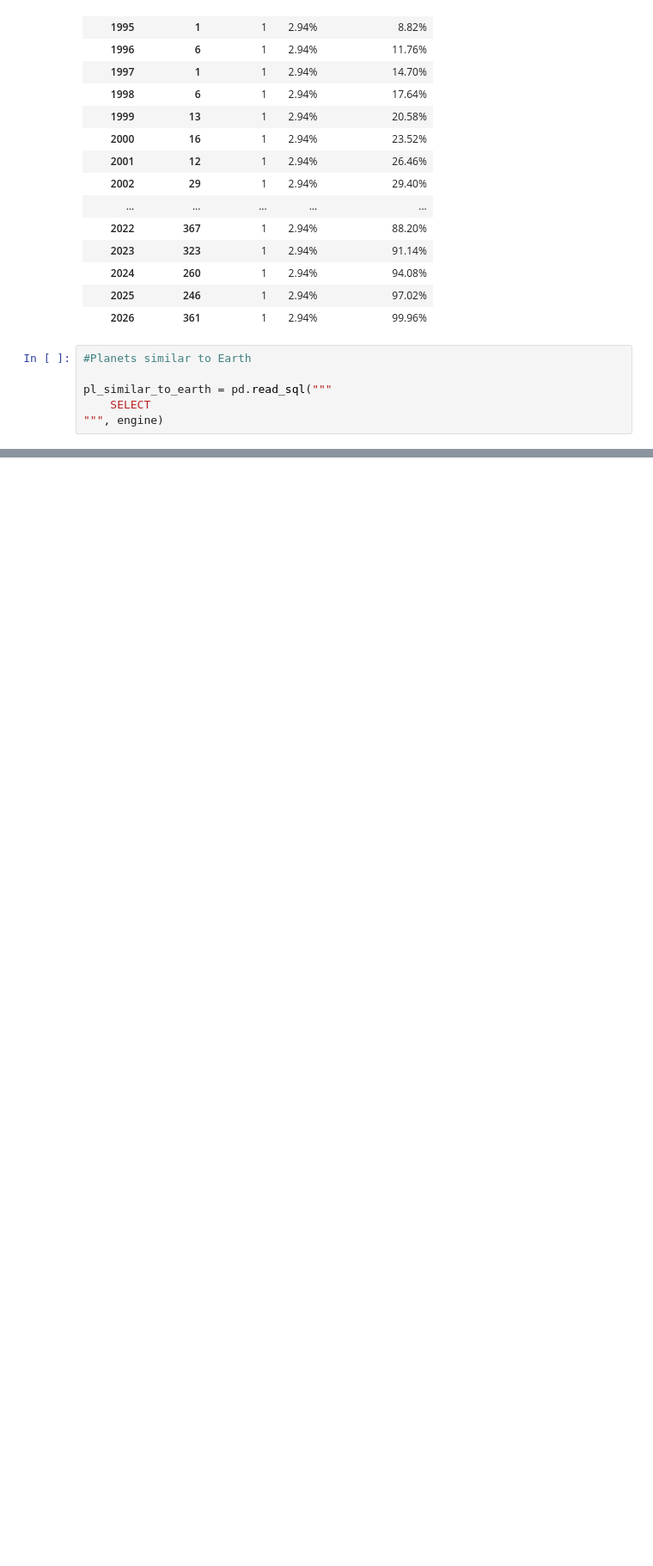
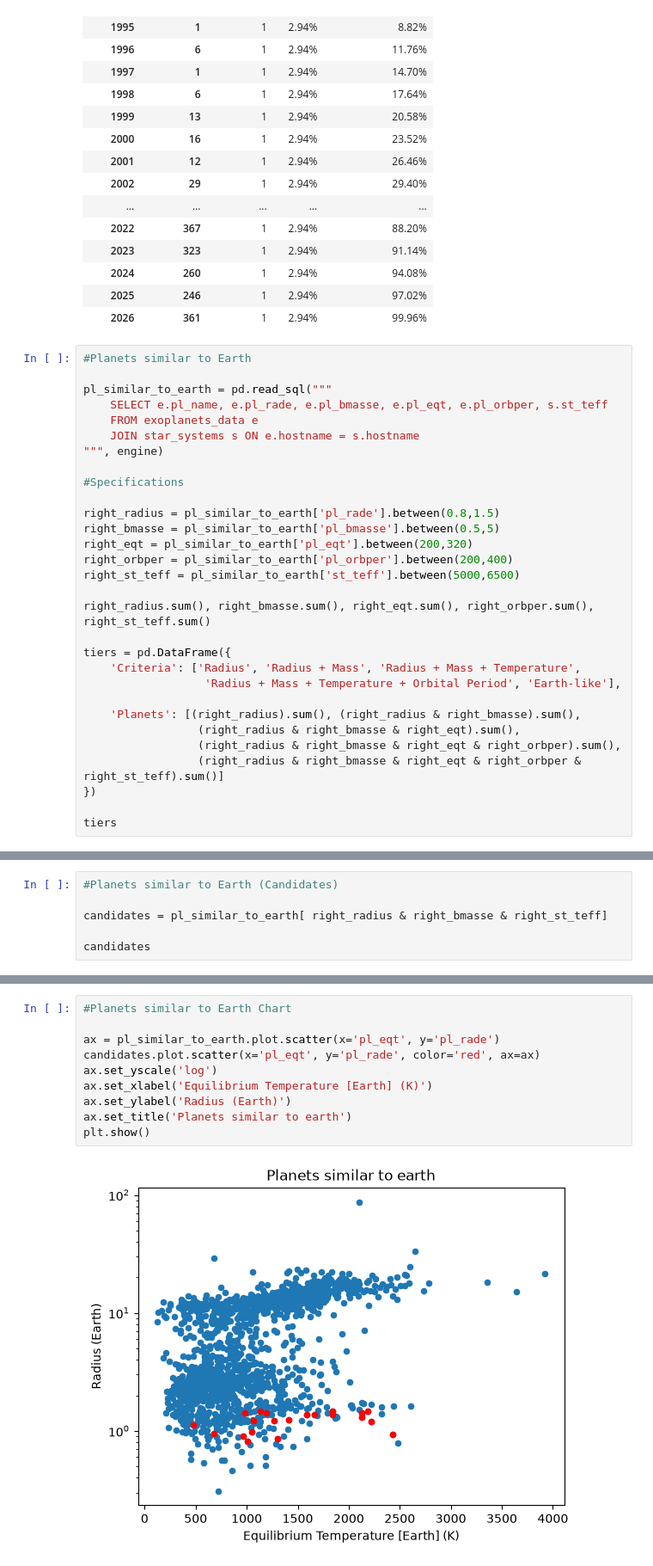
Before and after one commit to alexandervp1/aequo-finance, a Jupyter notebook: data/astronomical_analysis.ipynb, the cells around one changed output, grey strips where cells are left out. Shown at 86% size. Cells and saved outputs as stored; diff of their text form; blank space fills up the shorter version.

Commit message:
last chart & dfs

```diff
--- a/data/astronomical_analysis.ipynb
+++ b/data/astronomical_analysis.ipynb
@@ -205,5 +207,29 @@ summary_pl_disc_per_year.style.format({
 #Planets similar to Earth
 
 pl_similar_to_earth = pd.read_sql("""
-    SELECT
+    SELECT e.pl_name, e.pl_rade, e.pl_bmasse, e.pl_eqt, e.pl_orbper, s.st_teff
+    FROM exoplanets_data e
+    JOIN star_systems s ON e.hostname = s.hostname
 """, engine)
+
+#Specifications
+
+right_radius = pl_similar_to_earth['pl_rade'].between(0.8,1.5)
+right_bmasse = pl_similar_to_earth['pl_bmasse'].between(0.5,5)
+right_eqt = pl_similar_to_earth['pl_eqt'].between(200,320)
+right_orbper = pl_similar_to_earth['pl_orbper'].between(200,400)
+right_st_teff = pl_similar_to_earth['st_teff'].between(5000,6500)
+
+right_radius.sum(), right_bmasse.sum(), right_eqt.sum(), right_orbper.sum(), right_st_teff.sum()
+
+tiers = pd.DataFrame({
+    'Criteria': ['Radius', 'Radius + Mass', 'Radius + Mass + Temperature',
+                  'Radius + Mass + Temperature + Orbital Period', 'Earth-like'],
+
+    'Planets': [(right_radius).sum(), (right_radius & right_bmasse).sum(),
+                 (right_radius & right_bmasse & right_eqt).sum(),
+                 (right_radius & right_bmasse & right_eqt & right_orbper).sum(),
+                 (right_radius & right_bmasse & right_eqt & right_orbper & right_st_teff).sum()]
+})
+
+tiers
@@ -209,0 +243,6 @@ pl_similar_to_earth = pd.read_sql("""
+# %%
+#Planets similar to Earth (Candidates)
+
+candidates = pl_similar_to_earth[ right_radius & right_bmasse & right_st_teff]
+
+candidates
@@ -210,3 +267,15 @@ pl_similar_to_earth = pd.read_sql("""
+# %%
+#Planets similar to Earth Chart
+
+ax = pl_similar_to_earth.plot.scatter(x='pl_eqt', y='pl_rade')
+candidates.plot.scatter(x='pl_eqt', y='pl_rade', color='red', ax=ax)
+ax.set_yscale('log')
+ax.set_xlabel('Equilibrium Temperature [Earth] (K)')
+ax.set_ylabel('Radius (Earth)')
+ax.set_title('Planets similar to earth')
+plt.show()
+# %% [output]
+[figure, added]
 # %%
 #How often exoplanet records are updated
 
```
Also changed, not shown: parts of 7 cells of this notebook.
